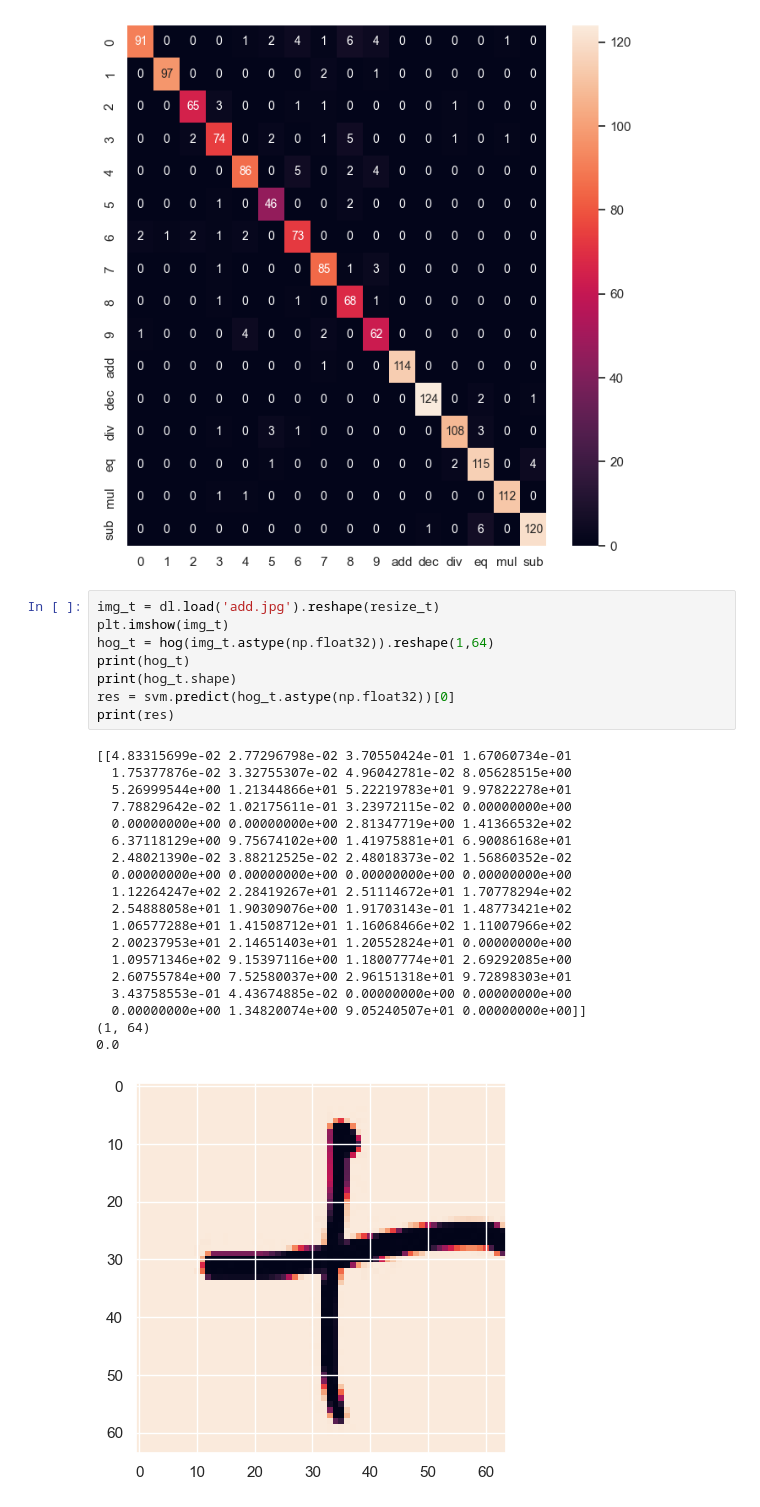
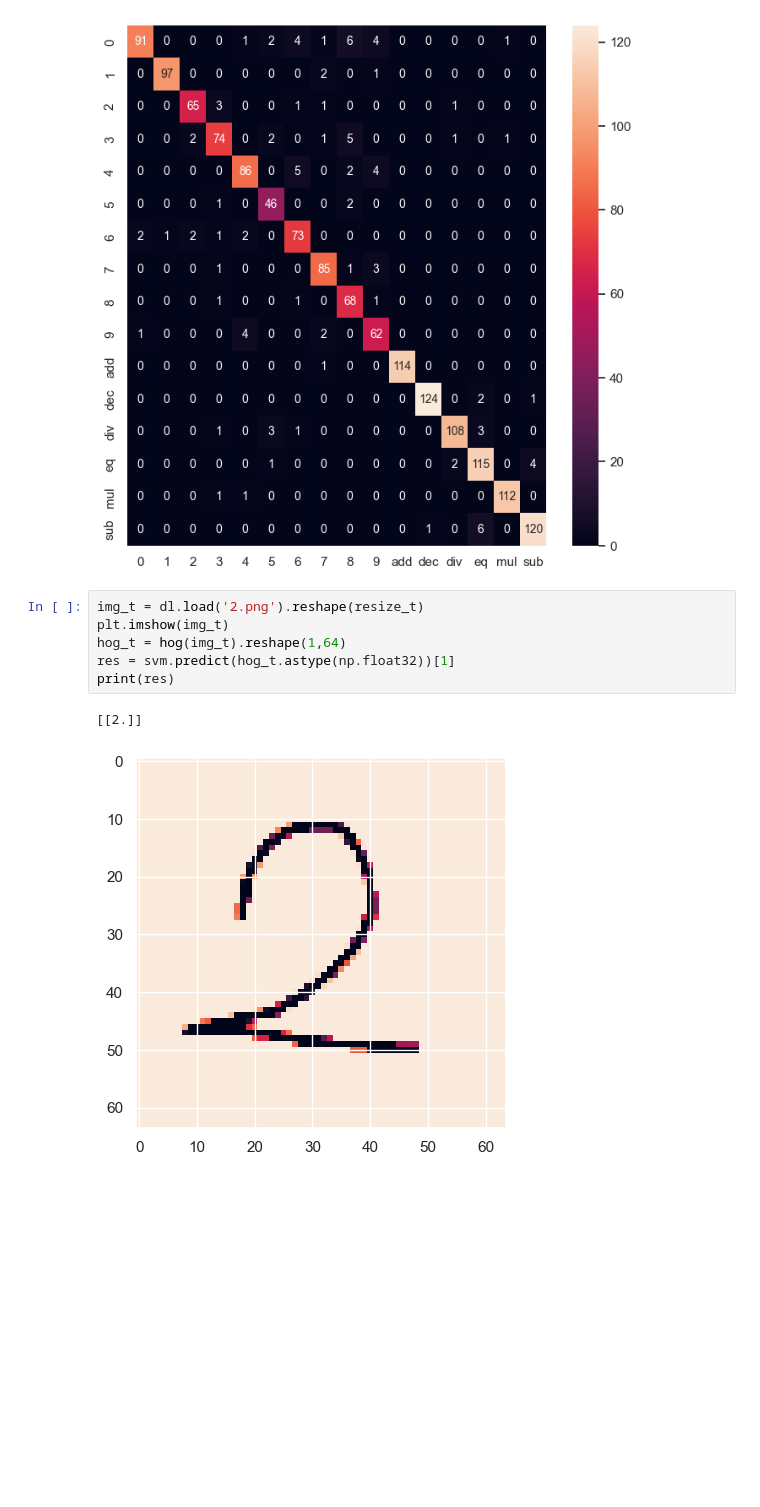
Before and after one commit to ClementMillet/MatOCR, a Jupyter notebook: MatOCR.ipynb, the cells around one changed output. Drawn from its saved outputs; the diff is of its cells as text; blank space fills up the shorter version.

```diff
--- a/MatOCR.ipynb
+++ b/MatOCR.ipynb
@@ -194,30 +194,11 @@ Accuracy: 93.20388349514563 %
 <Axes: >
 [figure]
 # %%
-img_t = dl.load('add.jpg').reshape(resize_t)
+img_t = dl.load('2.png').reshape(resize_t)
 plt.imshow(img_t)
-hog_t = hog(img_t.astype(np.float32)).reshape(1,64)
-print(hog_t)
-print(hog_t.shape)
-res = svm.predict(hog_t.astype(np.float32))[0]
+hog_t = hog(img_t).reshape(1,64)
+res = svm.predict(hog_t.astype(np.float32))[1]
 print(res)
 # %% [output]
-[[4.83315699e-02 2.77296798e-02 3.70550424e-01 1.67060734e-01
-  1.75377876e-02 3.32755307e-02 4.96042781e-02 8.05628515e+00
-  5.26999544e+00 1.21344866e+01 5.22219783e+01 9.97822278e+01
-  7.78829642e-02 1.02175611e-01 3.23972115e-02 0.00000000e+00
-  0.00000000e+00 0.00000000e+00 2.81347719e+00 1.41366532e+02
-  6.37118129e+00 9.75674102e+00 1.41975881e+01 6.90086168e+01
-  2.48021390e-02 3.88212525e-02 2.48018373e-02 1.56860352e-02
-  0.00000000e+00 0.00000000e+00 0.00000000e+00 0.00000000e+00
-  1.12264247e+02 2.28419267e+01 2.51114672e+01 1.70778294e+02
-  2.54888058e+01 1.90309076e+00 1.91703143e-01 1.48773421e+02
-  1.06577288e+01 1.41508712e+01 1.16068466e+02 1.11007966e+02
-  2.00237953e+01 2.14651403e+01 1.20552824e+01 0.00000000e+00
-  1.09571346e+02 9.15397116e+00 1.18007774e+01 2.69292085e+00
-  2.60755784e+00 7.52580037e+00 2.96151318e+01 9.72898303e+01
-  3.43758553e-01 4.43674885e-02 0.00000000e+00 0.00000000e+00
-  0.00000000e+00 1.34820074e+00 9.05240507e+01 0.00000000e+00]]
-(1, 64)
-0.0
+[[2.]]
-[figure, old version]
+[figure, new version]
```
